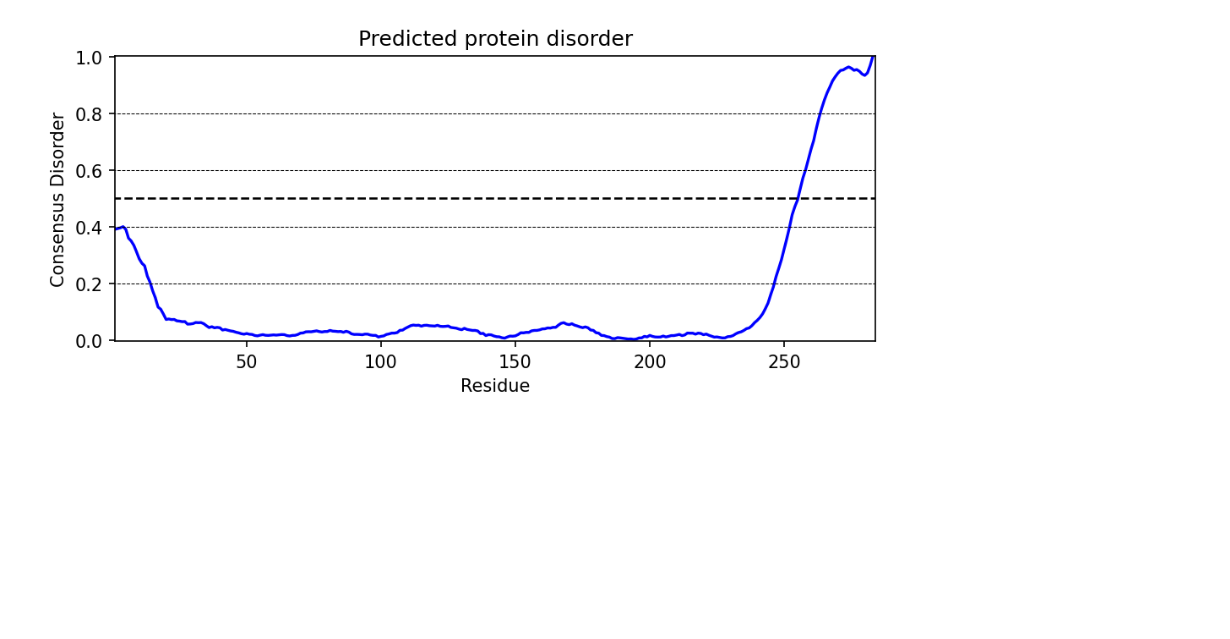
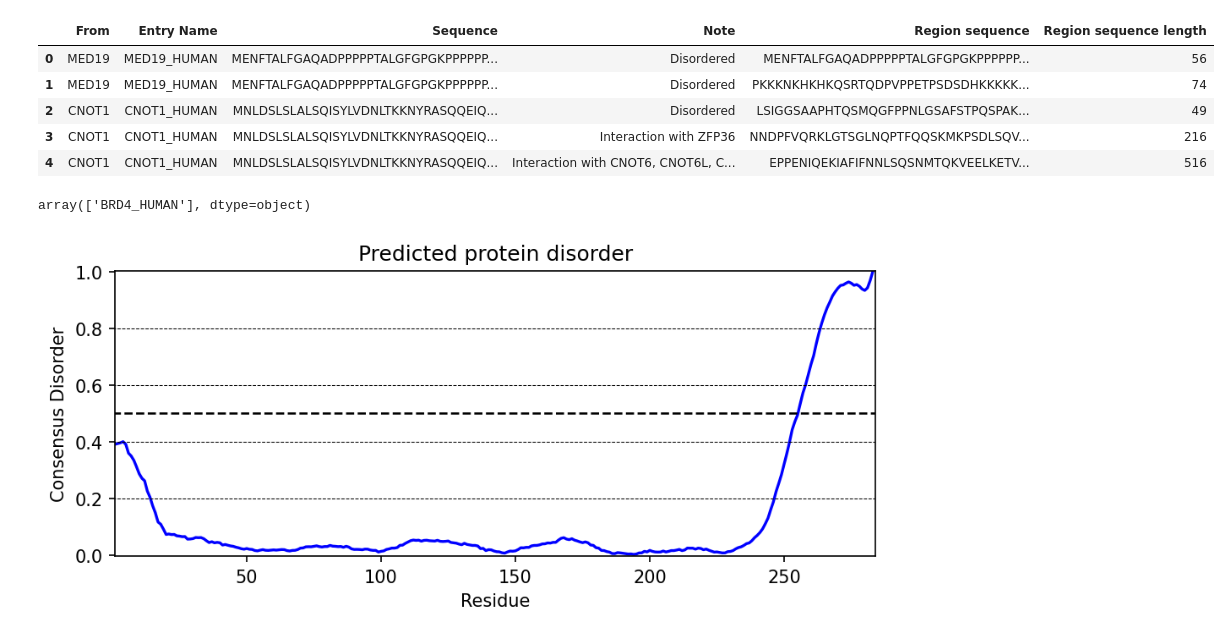
Before and after one commit to kinseylong/StallerRotation, a Jupyter notebook: finches_IDRs/finches_sequencecleaning.ipynb, the cells around one changed output. Saved outputs shown, nothing was run; the diff lists cells and outputs as text; code cells hidden in the pictures; blank space fills up the shorter version.

```diff
--- a/finches_IDRs/finches_sequencecleaning.ipynb
+++ b/finches_IDRs/finches_sequencecleaning.ipynb
@@ -5,0 +48,6 @@ import metapredict
+# %%
+#got sequences and mapping from uniprot ID mapped
+#extract all domains, disordered regions, etc. from each cofactor
+#filter by length
+cofactors = pd.read_csv("data/soto_cofactors_mapped.tsv", sep="\t")
+cofactors
@@ -5,0 +68,44 @@ import metapredict
+# %%
+cofactors["Region"] = cofactors["Region"].apply(lambda x: x.split("REGION ") if isinstance(x,str) else x)
+cofactors["Domain"] = cofactors["Domain [FT]"].apply(lambda x: x.split("DOMAIN ") if isinstance(x,str) else x)
+cofactors["Compositional bias"] = cofactors["Compositional bias"].apply(lambda x: x.split("COMPBIAS ") if isinstance(x,str) else x)
+# %%
+import re
+
+def parse_region_category(region):
+    """Extract the region category from the /note field."""
+    match = re.search(r'/note="([^"]+)"', region)
+    return match.group(1) if match else None
+
+def extract_region_sequence(sequence, region):
+    """Extract the amino acid sequence for the given region coordinates."""
+    match = re.search(r'(\d+)\.\.(\d+)', region)
+    if match:
+        start, end = map(int, match.groups())  # Convert to integers
+        if 1 <= start <= len(sequence) and 1 <= end <= len(sequence):
+            return sequence[start-1:end], str(start)+":"+str(end)  # Convert to 0-based indexing
+    return None, None
+# %%
+selectcols = ["From", "Entry Name", "Sequence", "Note", "Region sequence"]
+cofactors_regions = pd.DataFrame(columns=selectcols)
+
+for var in ["Region", "Domain", "Compositional bias"]:
+    cofactors_var = cofactors.explode(var)
+    cofactors_var = cofactors_var[[pd.notna(x) and x != "" for x in cofactors_var[var]]]
+    cofactors_var["Note"] = cofactors_var[var].apply(parse_region_category)
+    cofactors_var[["Region sequence", "Region coordinates"]] = cofactors_var.apply(
+        lambda row: pd.Series(extract_region_sequence(row["Sequence"], row[var])), axis=1
+    )
+    cofactors_regions = pd.concat([cofactors_regions, cofactors_var[selectcols]])
+
+cofactors_regions = cofactors_regions.dropna()
+cofactors_regions["Region sequence length"] = cofactors_regions["Region sequence"].apply(len)
+cofactors_regions = cofactors_regions.reset_index().drop("index", axis=1)
+cofactors_regions.head()
+# %% [output]
+|  | From | Entry Name | Sequence | Note | Region sequence | Region sequence length |
+| 0 | MED19 | MED19_HUMAN | MENFTALFGAQADPPPPPTALGFGPGKPPPPPP... | Disordered | MENFTALFGAQADPPPPPTALGFGPGKPPPPPP... | 56 |
+| 1 | MED19 | MED19_HUMAN | MENFTALFGAQADPPPPPTALGFGPGKPPPPPP... | Disordered | PKKKNKHKHKQSRTQDPVPPETPSDSDHKKKKK... | 74 |
+| 2 | CNOT1 | CNOT1_HUMAN | MNLDSLSLALSQISYLVDNLTKKNYRASQQEIQ... | Disordered | LSIGGSAAPHTQSMQGFPPNLGSAFSTPQSPAK... | 49 |
+| 3 | CNOT1 | CNOT1_HUMAN | MNLDSLSLALSQISYLVDNLTKKNYRASQQEIQ... | Interaction with ZFP36 | NNDPFVQRKLGTSGLNQPTFQQSKMKPSDLSQV... | 216 |
+| 4 | CNOT1 | CNOT1_HUMAN | MNLDSLSLALSQISYLVDNLTKKNYRASQQEIQ... | Interaction with CNOT6, CNOT6L, C... | EPPENIQEKIAFIFNNLSQSNMTQKVEELKETV... | 516 |
@@ -6,3 +127,7 @@ import metapredict
+# %%
+cofactors_regions[["BRD4" in x for x in cofactors_regions["Entry Name"]]]["Entry Name"].unique()
+# %% [output]
+array(['BRD4_HUMAN'], dtype=object)
 # %%
 def getseq(fasta):
     with open(fasta) as handle:
```
Also changed, not shown: parts of 5 cells of this notebook, 6 other files.
